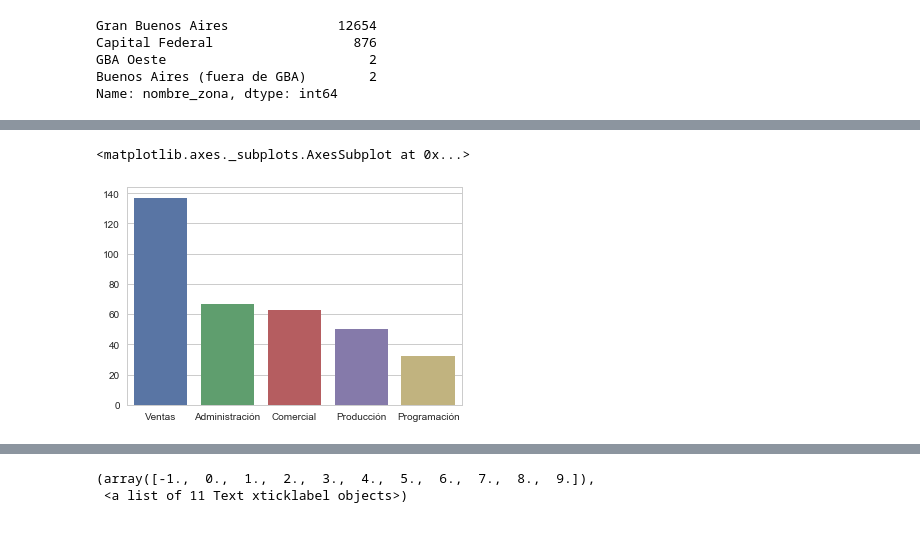
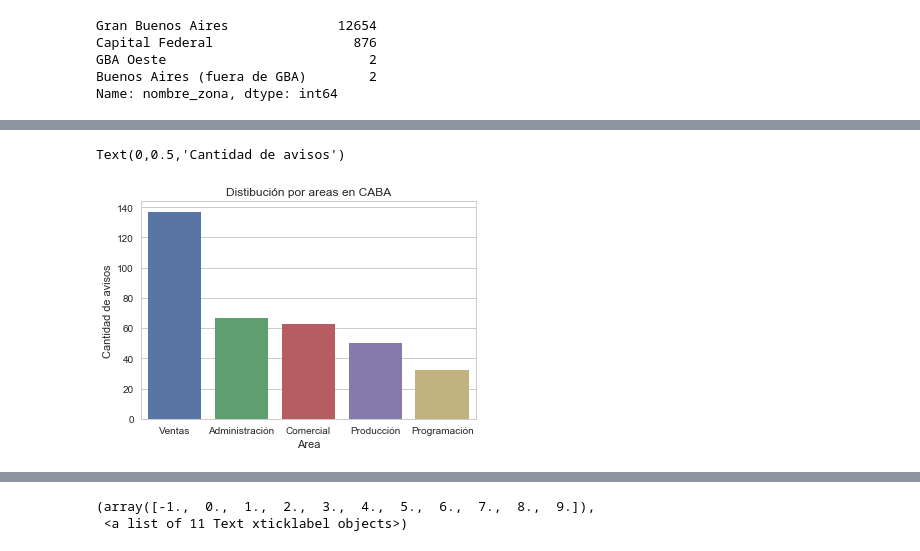
Before and after one commit to FrancoLiberali/tp1-orga-datos-1c2018, a Jupyter notebook: AnalisisExplorario.ipynb, the cells around one changed output, grey strips where cells are left out. Drawn from its saved outputs; the diff is of its cells as text; code cells hidden in the pictures.

Commit message:
Navent vs otras empresas de avisos

```diff
--- a/AnalisisExplorario.ipynb
+++ b/AnalisisExplorario.ipynb
@@ -1,7 +1,7 @@
 # %%
 import numpy as np
 import pandas as pd
-import datetime as datetime
+from datetime import date
 
 # plots
 import matplotlib.pyplot as plt
@@ -14,7 +14,7 @@ sns.set(style="whitegrid") # seteando tipo de grid en seaborn
 #for linux use this
 #RUTA_DATOS = '../datos_navent_fiuba/'
 #and for windows use this
-RUTA_DATOS = 'datos_navent_fiuba/'
+RUTA_DATOS = '../datos_navent_fiuba/'
 # %%
 #se cargan los datos
 postulantes_educacion = pd.read_csv(RUTA_DATOS + 'fiuba_1_postulantes_educacion.csv')
@@ -514,5 +519,8 @@ sns.barplot(y=gba.values, x=gba.index, orient='v')
 # %%
-sns.barplot(y=caba.values, x=caba.index, orient='v')
+g = sns.barplot(y=caba.values, x=caba.index, orient='v')
+g.set_title('Distibución por areas en CABA')
+g.set_xlabel('Area')
+g.set_ylabel('Cantidad de avisos')
 # %% [output]
-<matplotlib.axes._subplots.AxesSubplot at 0x...>
+Text(0,0.5,'Cantidad de avisos')
-[figure, old version]
+[figure, new version]
```
Also changed, not shown: parts of 24 cells of this notebook.
